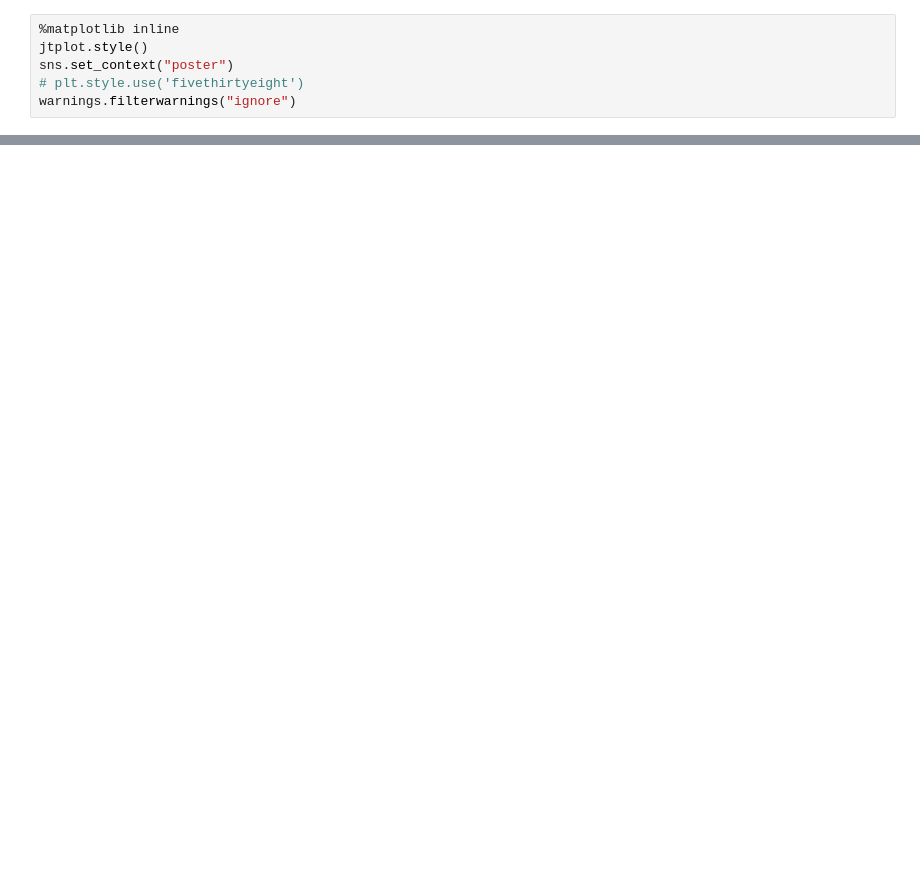
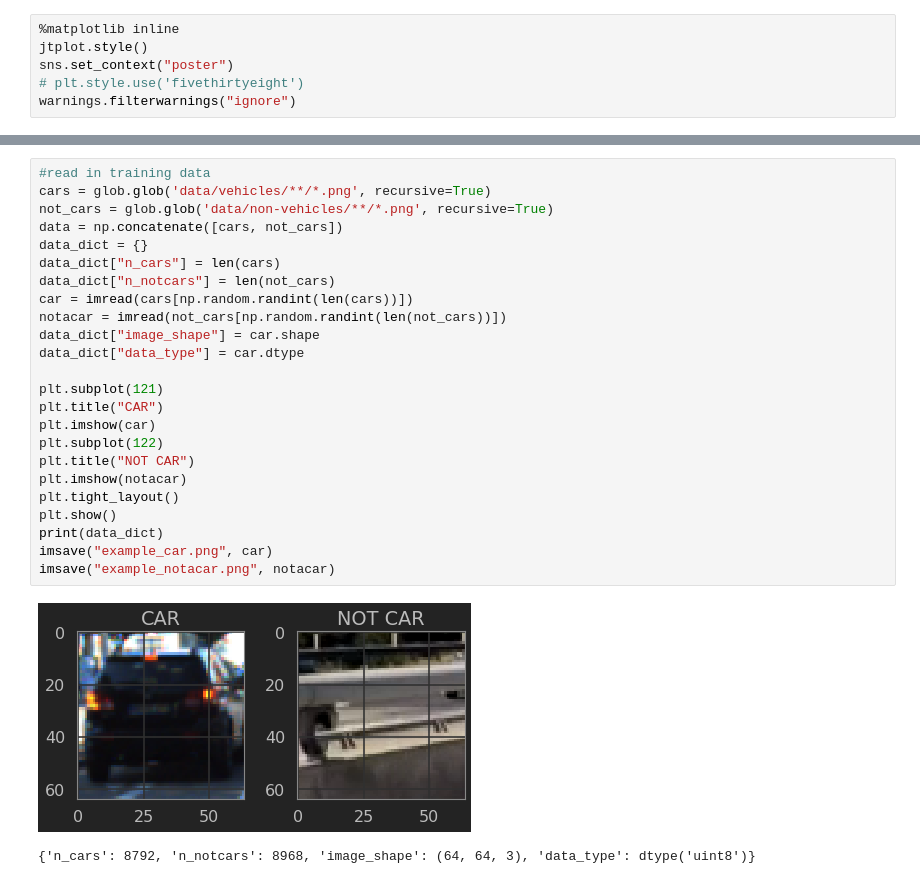
Before and after one commit to DrClick/SDC, a Jupyter notebook: sdc/project_5/scratch.ipynb, the cells around one changed output, grey strips where cells are left out. Drawn from its saved outputs; the diff is of its cells as text; blank space fills up the shorter version.

```diff
--- a/sdc/project_5/scratch.ipynb
+++ b/sdc/project_5/scratch.ipynb
@@ -21,0 +48,27 @@ plt.imshow(image)
+# %%
+#read in training data
+cars = glob.glob('data/vehicles/**/*.png', recursive=True)
+not_cars = glob.glob('data/non-vehicles/**/*.png', recursive=True)
+data = np.concatenate([cars, not_cars])
+data_dict = {}
+data_dict["n_cars"] = len(cars)
+data_dict["n_notcars"] = len(not_cars)
+car = imread(cars[np.random.randint(len(cars))])
+notacar = imread(not_cars[np.random.randint(len(not_cars))])
+data_dict["image_shape"] = car.shape
+data_dict["data_type"] = car.dtype
+
+plt.subplot(121)
+plt.title("CAR")
+plt.imshow(car)
+plt.subplot(122)
+plt.title("NOT CAR")
+plt.imshow(notacar)
+plt.tight_layout()
+plt.show()
+print(data_dict)
+imsave("example_car.png", car)
+imsave("example_notacar.png", notacar)
+# %% [output]
+[figure, added]
+{'n_cars': 8792, 'n_notcars': 8968, 'image_shape': (64, 64, 3), 'data_type': dtype('uint8')}
```
Also changed, not shown: parts of 41 cells of this notebook, 8 other files.
